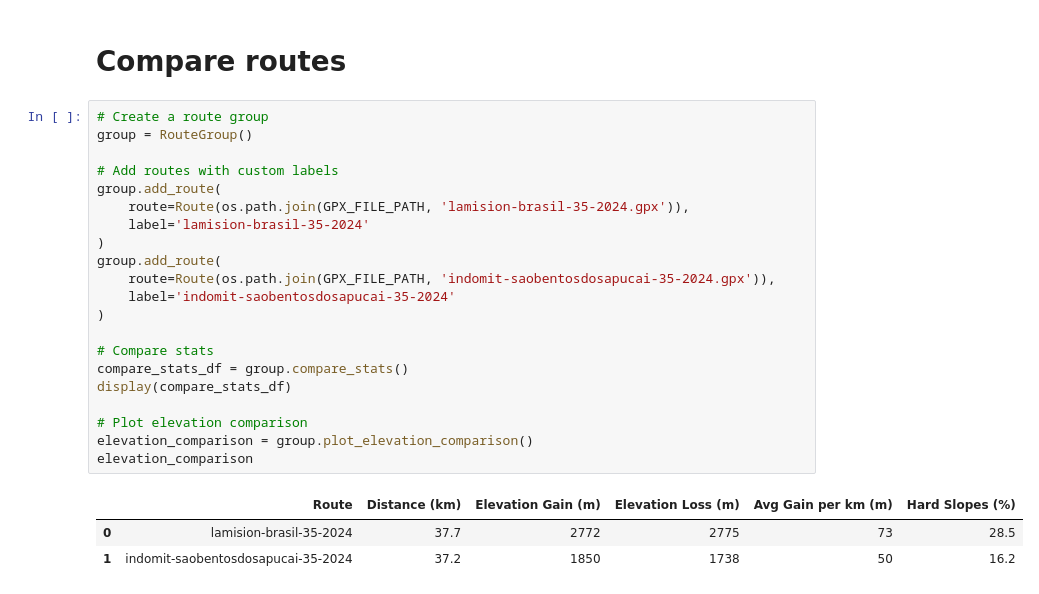
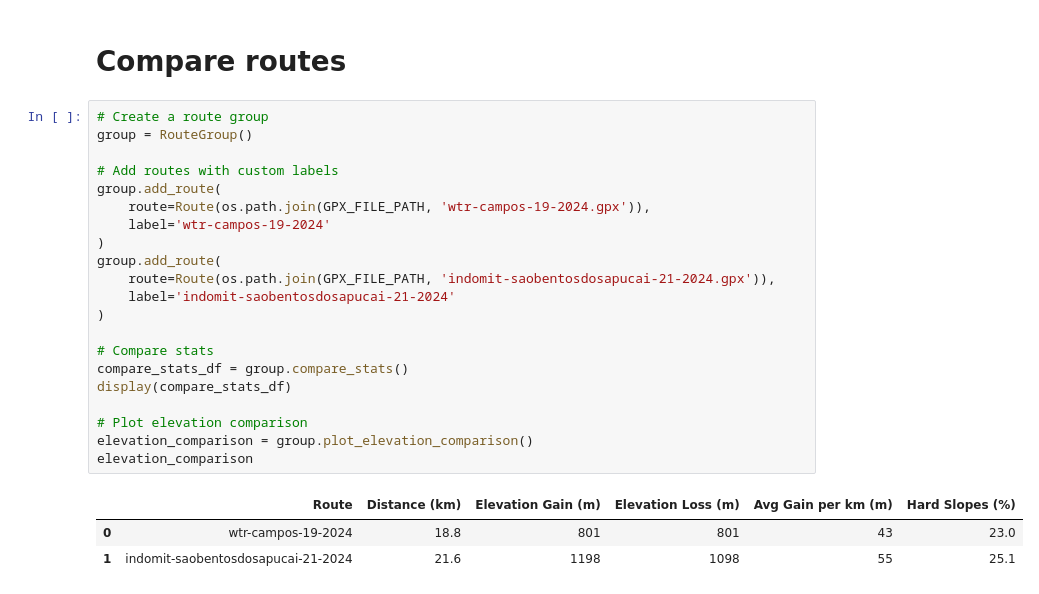
Before and after one commit to mpjan/gpx-compare, a Jupyter notebook: code/read-gpx.ipynb, the cells around one changed output. Drawn from its saved outputs; the diff is of its cells as text.

```diff
--- a/code/read-gpx.ipynb
+++ b/code/read-gpx.ipynb
@@ -83,25 +83,25 @@ route.df
 # %%
 # Create a route group
 group = RouteGroup()
 
 # Add routes with custom labels
 group.add_route(
-    route=Route(os.path.join(GPX_FILE_PATH, 'lamision-brasil-35-2024.gpx')),
-    label='lamision-brasil-35-2024'
+    route=Route(os.path.join(GPX_FILE_PATH, 'wtr-campos-19-2024.gpx')),
+    label='wtr-campos-19-2024'
 )
 group.add_route(
-    route=Route(os.path.join(GPX_FILE_PATH, 'indomit-saobentosdosapucai-35-2024.gpx')),
-    label='indomit-saobentosdosapucai-35-2024'
+    route=Route(os.path.join(GPX_FILE_PATH, 'indomit-saobentosdosapucai-21-2024.gpx')),
+    label='indomit-saobentosdosapucai-21-2024'
 )
 
 # Compare stats
 compare_stats_df = group.compare_stats()
 display(compare_stats_df)
 
 # Plot elevation comparison
 elevation_comparison = group.plot_elevation_comparison()
 elevation_comparison
 # %% [output]
 |  | Route | Distance (km) | Elevation Gain (m) | Elevation Loss (m) | Avg Gain per km (m) | Hard Slopes (%) |
-| 0 | lamision-brasil-35-2024 | 37.7 | 2772 | 2775 | 73 | 28.5 |
-| 1 | indomit-saobentosdosapucai-35-2024 | 37.2 | 1850 | 1738 | 50 | 16.2 |
+| 0 | wtr-campos-19-2024 | 18.8 | 801 | 801 | 43 | 23.0 |
+| 1 | indomit-saobentosdosapucai-21-2024 | 21.6 | 1198 | 1098 | 55 | 25.1 |
```
Also changed, not shown: parts of 4 cells of this notebook, 2 other files.
